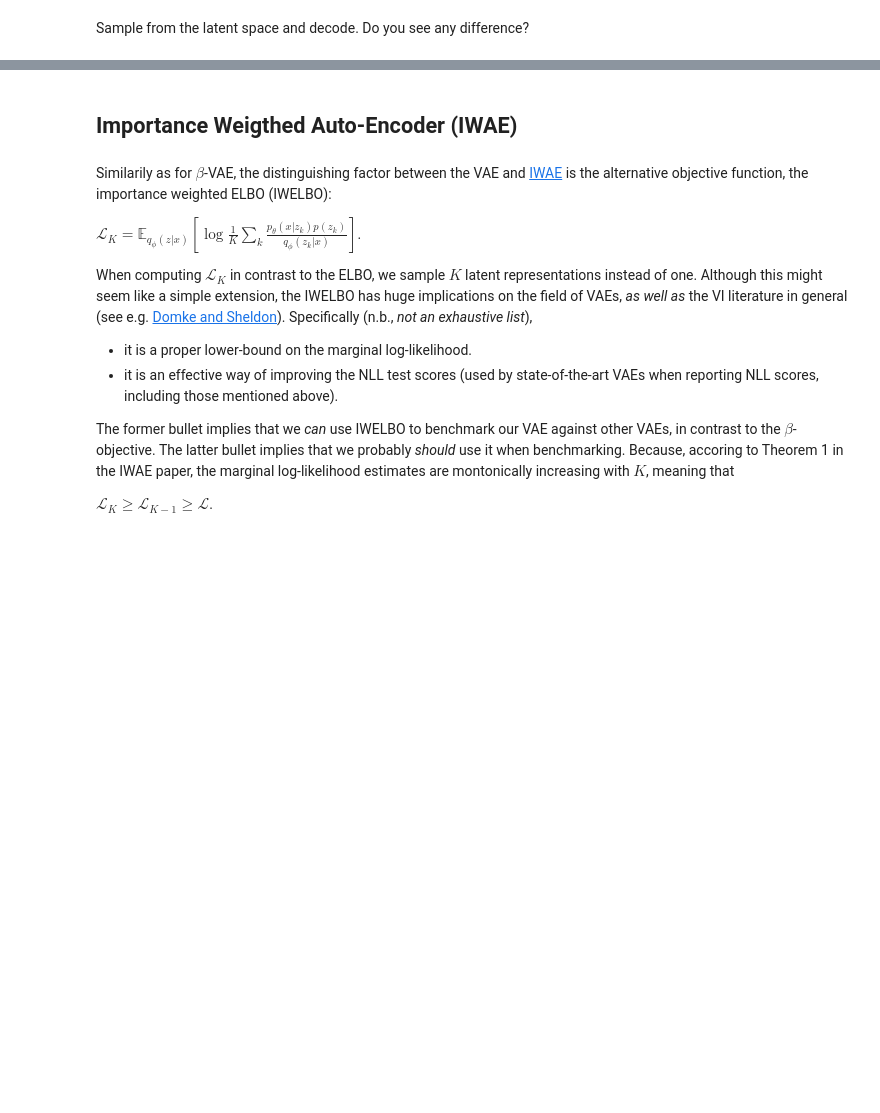
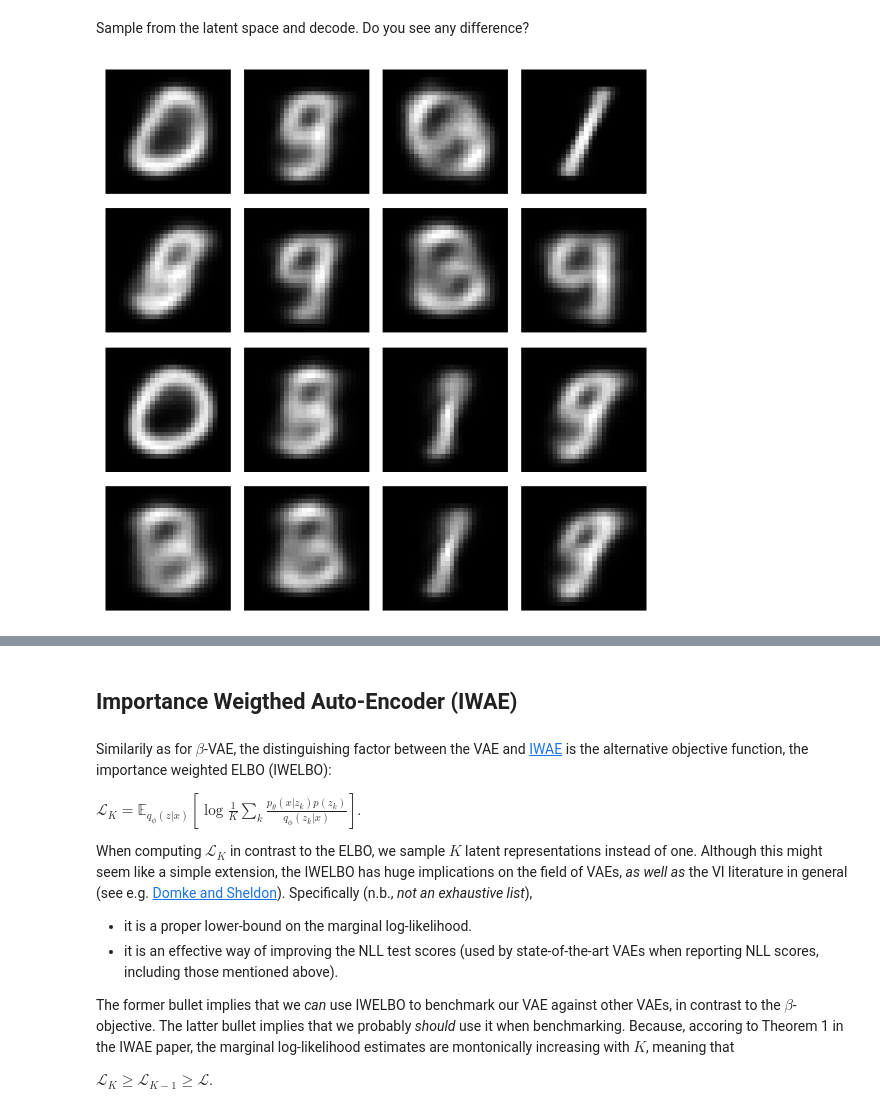
Before and after one commit to SebastianApelgren/gen-models-practical-dd2610, a Jupyter notebook: VAE-practical-master/VAE_Practical_Bernoulli.ipynb, the cells around one changed output, grey strips where cells are left out. Cells and saved outputs as stored; diff of their text form; code cells hidden in the pictures; blank space fills up the shorter version.

```diff
--- a/VAE-practical-master/VAE_Practical_Bernoulli.ipynb
+++ b/VAE-practical-master/VAE_Practical_Bernoulli.ipynb
@@ -449,7 +446,7 @@ def evaluate_beta(opt_state, x, test_rng,beta=1):
 # %% [markdown]
 Before retraining the VAE, or $\beta$-VAE, we need to reinitialize the encoder/decoder nets and the optimizer above. This is done by simply running the cell below.
 # %%
-beta = 100  # just an example for a big beta. Try with other values!
+beta = 1  # just an example for a big beta. Try with other values!
 latent_dimensions = 2
 
 # encoder defs
@@ -511,0 +599,32 @@ Sample from the latent space and decode. Do you see any difference?
+# %%
+# sample a few images (beta-VAE): draw from prior and decode
+# Sampled for beta = 50
+rows, cols = 4, 4
+fig, axes = plt.subplots(rows, cols, figsize=(6, 6))
+decoder_params = get_params(opt_state)[1]
+key = random.PRNGKey(321)
+for i in range(rows):
+  for j in range(cols):
+    key, sub = random.split(key)
+    img = sample_image(decoder_params, sub, latent_dimensions=2)
+    axes[i, j].imshow(np.array(img).reshape(28, 28), cmap='gray')
+    axes[i, j].axis('off')
+plt.tight_layout()
+plt.show()
+# %%
+# sample a few images (beta-VAE): draw from prior and decode
+# Sampled for beta = 10
+rows, cols = 4, 4
+fig, axes = plt.subplots(rows, cols, figsize=(6, 6))
+decoder_params = get_params(opt_state)[1]
+key = random.PRNGKey(321)
+for i in range(rows):
+  for j in range(cols):
+    key, sub = random.split(key)
+    img = sample_image(decoder_params, sub, latent_dimensions=2)
+    axes[i, j].imshow(np.array(img).reshape(28, 28), cmap='gray')
+    axes[i, j].axis('off')
+plt.tight_layout()
+plt.show()
+# %% [output]
+[figure, added]
```
Also changed, not shown: parts of 32 cells of this notebook, 1 other file.
